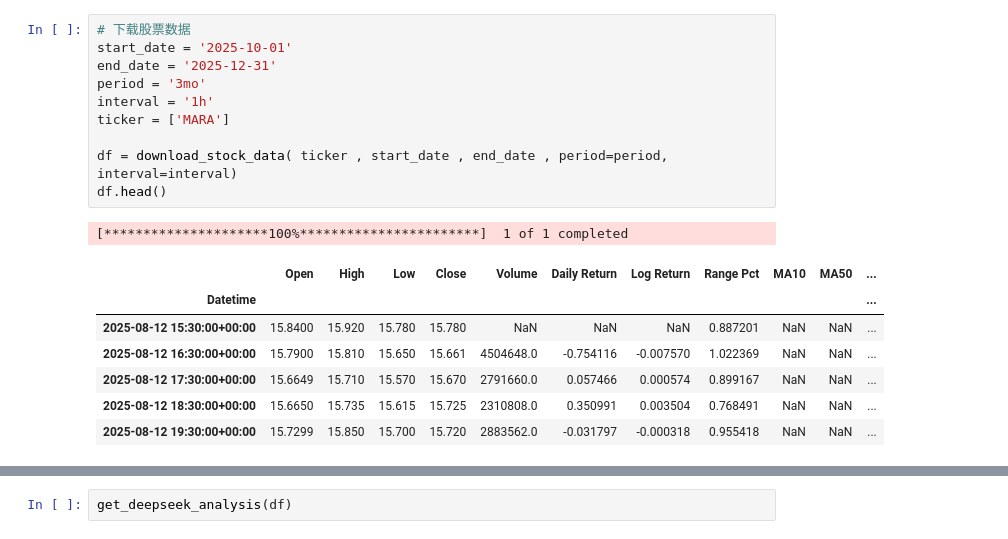
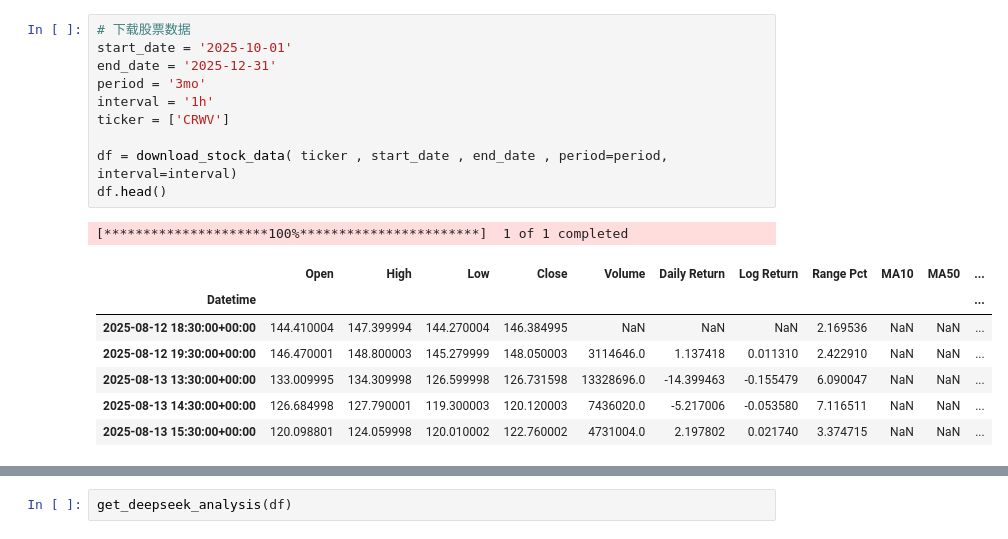
Before and after one commit to Que1014/stock_project, a Jupyter notebook: src/report_generator/deepseek.ipynb, the cells around one changed output, grey strips where cells are left out. Cells and saved outputs as stored; diff of their text form.

```diff
--- a/src/report_generator/deepseek.ipynb
+++ b/src/report_generator/deepseek.ipynb
@@ -42,22 +42,22 @@ Project root: c:\Users\theli\Documents\GitHub\stock_project
 # %%
 # 下载股票数据
 start_date = '2025-10-01'
 end_date = '2025-12-31'
 period = '3mo'
 interval = '1h'
-ticker = ['MARA']
+ticker = ['CRWV']
 
 df = download_stock_data( ticker , start_date , end_date , period=period, interval=interval)
 df.head()
 # %% [output]
 [*********************100%***********************]  1 of 1 completed
 |  | Open | High | Low | Close | Volume | Daily Return | Log Return | Range Pct | MA10 | MA50 | ... |
 | Datetime |  |  |  |  |  |  |  |  |  |  | ... |
-| 2025-08-12 15:30:00+00:00 | 15.8400 | 15.920 | 15.780 | 15.780 | NaN | NaN | NaN | 0.887201 | NaN | NaN | ... |
-| 2025-08-12 16:30:00+00:00 | 15.7900 | 15.810 | 15.650 | 15.661 | 4504648.0 | -0.754116 | -0.007570 | 1.022369 | NaN | NaN | ... |
-| 2025-08-12 17:30:00+00:00 | 15.6649 | 15.710 | 15.570 | 15.670 | 2791660.0 | 0.057466 | 0.000574 | 0.899167 | NaN | NaN | ... |
-| 2025-08-12 18:30:00+00:00 | 15.6650 | 15.735 | 15.615 | 15.725 | 2310808.0 | 0.350991 | 0.003504 | 0.768491 | NaN | NaN | ... |
-| 2025-08-12 19:30:00+00:00 | 15.7299 | 15.850 | 15.700 | 15.720 | 2883562.0 | -0.031797 | -0.000318 | 0.955418 | NaN | NaN | ... |
+| 2025-08-12 18:30:00+00:00 | 144.410004 | 147.399994 | 144.270004 | 146.384995 | NaN | NaN | NaN | 2.169536 | NaN | NaN | ... |
+| 2025-08-12 19:30:00+00:00 | 146.470001 | 148.800003 | 145.279999 | 148.050003 | 3114646.0 | 1.137418 | 0.011310 | 2.422910 | NaN | NaN | ... |
+| 2025-08-13 13:30:00+00:00 | 133.009995 | 134.309998 | 126.599998 | 126.731598 | 13328696.0 | -14.399463 | -0.155479 | 6.090047 | NaN | NaN | ... |
+| 2025-08-13 14:30:00+00:00 | 126.684998 | 127.790001 | 119.300003 | 120.120003 | 7436020.0 | -5.217006 | -0.053580 | 7.116511 | NaN | NaN | ... |
+| 2025-08-13 15:30:00+00:00 | 120.098801 | 124.059998 | 120.010002 | 122.760002 | 4731004.0 | 2.197802 | 0.021740 | 3.374715 | NaN | NaN | ... |
 # %%
 plot_technical(df,ticker)
 # %% [output]
```
Also changed, not shown: parts of 4 cells of this notebook, 1 other file.
